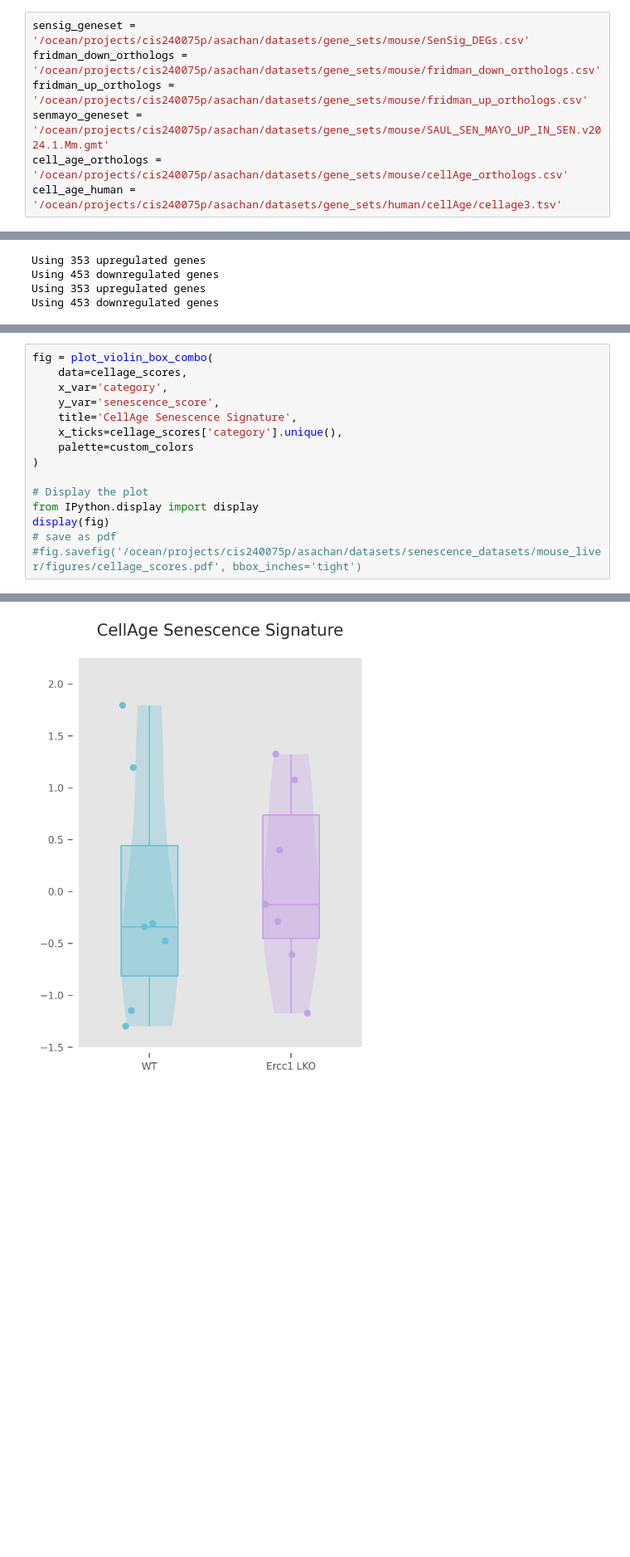
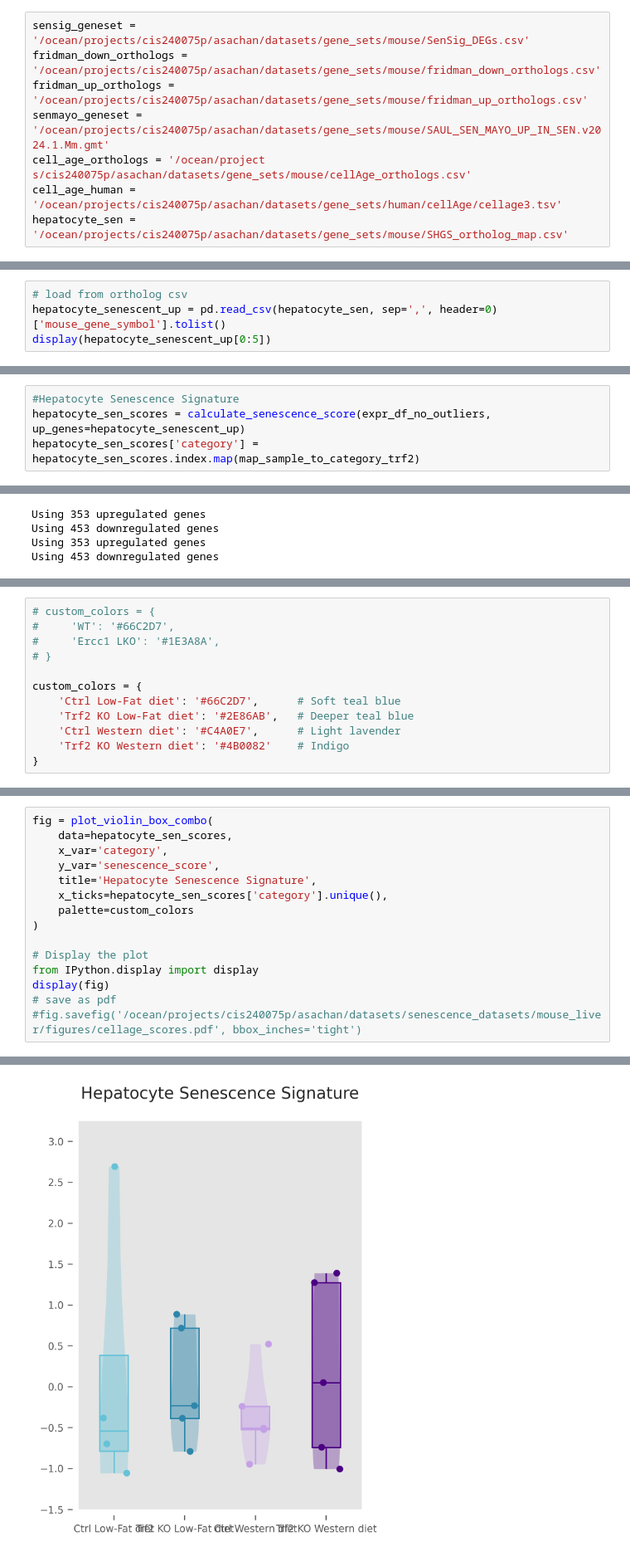
Before and after one commit to akanksha-sachan/ERCC1_iPSC_analysis, a Jupyter notebook: liver_mice/sen_scores.ipynb, the cells around one changed output, grey strips where cells are left out. Shown at 83% size. Drawn from its saved outputs; the diff is of its cells as text; blank space fills up the shorter version.

Commit message:
z scored activity of SHGS hepatocyte specific signature added

```diff
--- a/liver_mice/sen_scores.ipynb
+++ b/liver_mice/sen_scores.ipynb
@@ -41,5 +41,6 @@ sensig_geneset = '/ocean/projects/cis240075p/asachan/datasets/gene_sets/mouse/Se
 fridman_down_orthologs = '/ocean/projects/cis240075p/asachan/datasets/gene_sets/mouse/fridman_down_orthologs.csv'
 fridman_up_orthologs = '/ocean/projects/cis240075p/asachan/datasets/gene_sets/mouse/fridman_up_orthologs.csv'
 senmayo_geneset = '/ocean/projects/cis240075p/asachan/datasets/gene_sets/mouse/SAUL_SEN_MAYO_UP_IN_SEN.v2024.1.Mm.gmt'
-cell_age_orthologs = '/ocean/projects/cis240075p/asachan/datasets/gene_sets/mouse/cellAge_orthologs.csv'
+cell_age_orthologs = '/ocean/project s/cis240075p/asachan/datasets/gene_sets/mouse/cellAge_orthologs.csv'
 cell_age_human = '/ocean/projects/cis240075p/asachan/datasets/gene_sets/human/cellAge/cellage3.tsv'
+hepatocyte_sen = '/ocean/projects/cis240075p/asachan/datasets/gene_sets/mouse/SHGS_ortholog_map.csv'
@@ -45,0 +49,4 @@ cell_age_human = '/ocean/projects/cis240075p/asachan/datasets/gene_sets/human/ce
+# %%
+# load from ortholog csv
+hepatocyte_senescent_up = pd.read_csv(hepatocyte_sen, sep=',', header=0)['mouse_gene_symbol'].tolist()
+display(hepatocyte_senescent_up[0:5])
@@ -150,3 +159,7 @@ with open('/ocean/projects/cis240075p/asachan/datasets/senescence_datasets/mouse
 # #fig.savefig('/ocean/projects/cis240075p/asachan/datasets/senescence_datasets/mouse_liver/figures/gene_set_overlap.pdf', bbox_inches='tight')
 # %% [markdown]
 ## Plot the senescence scores
+# %%
+#Hepatocyte Senescence Signature
+hepatocyte_sen_scores = calculate_senescence_score(expr_df_no_outliers, up_genes=hepatocyte_senescent_up)
+hepatocyte_sen_scores['category'] = hepatocyte_sen_scores.index.map(map_sample_to_category_trf2)
@@ -211 +221,13 @@ custom_colors = {
+# %%
+# custom_colors = {
+#     'WT': '#66C2D7',
+#     'Ercc1 LKO': '#1E3A8A',
+# }
+
+custom_colors = {
+    'Ctrl Low-Fat diet': '#66C2D7',      # Soft teal blue
+    'Trf2 KO Low-Fat diet': '#2E86AB',   # Deeper teal blue
+    'Ctrl Western diet': '#C4A0E7',      # Light lavender
+    'Trf2 KO Western diet': '#4B0082'    # Indigo
+}
 # %%
@@ -243,10 +302,10 @@ mean_per_sample = (combined_scores
 # %%
 fig = plot_violin_box_combo(
-    data=cellage_scores,
+    data=hepatocyte_sen_scores,
     x_var='category',
     y_var='senescence_score',
-    title='CellAge Senescence Signature',
-    x_ticks=cellage_scores['category'].unique(),
+    title='Hepatocyte Senescence Signature',
+    x_ticks=hepatocyte_sen_scores['category'].unique(),
     palette=custom_colors
 )
 
@@ -272,8 +331,8 @@ findfont: Font family 'Arial' not found.
 findfont: Font family 'Arial' not found.
 findfont: Font family 'Arial' not found.
 findfont: Font family 'Arial' not found.
 findfont: Font family 'Arial' not found.
-[figure, old version]
+[figure, new version]
 <Figure size 1800x1200 with 0 Axes>
 # %% [markdown]
 # Plotting the expression of certain genes
```
Also changed, not shown: parts of 10 cells of this notebook.
